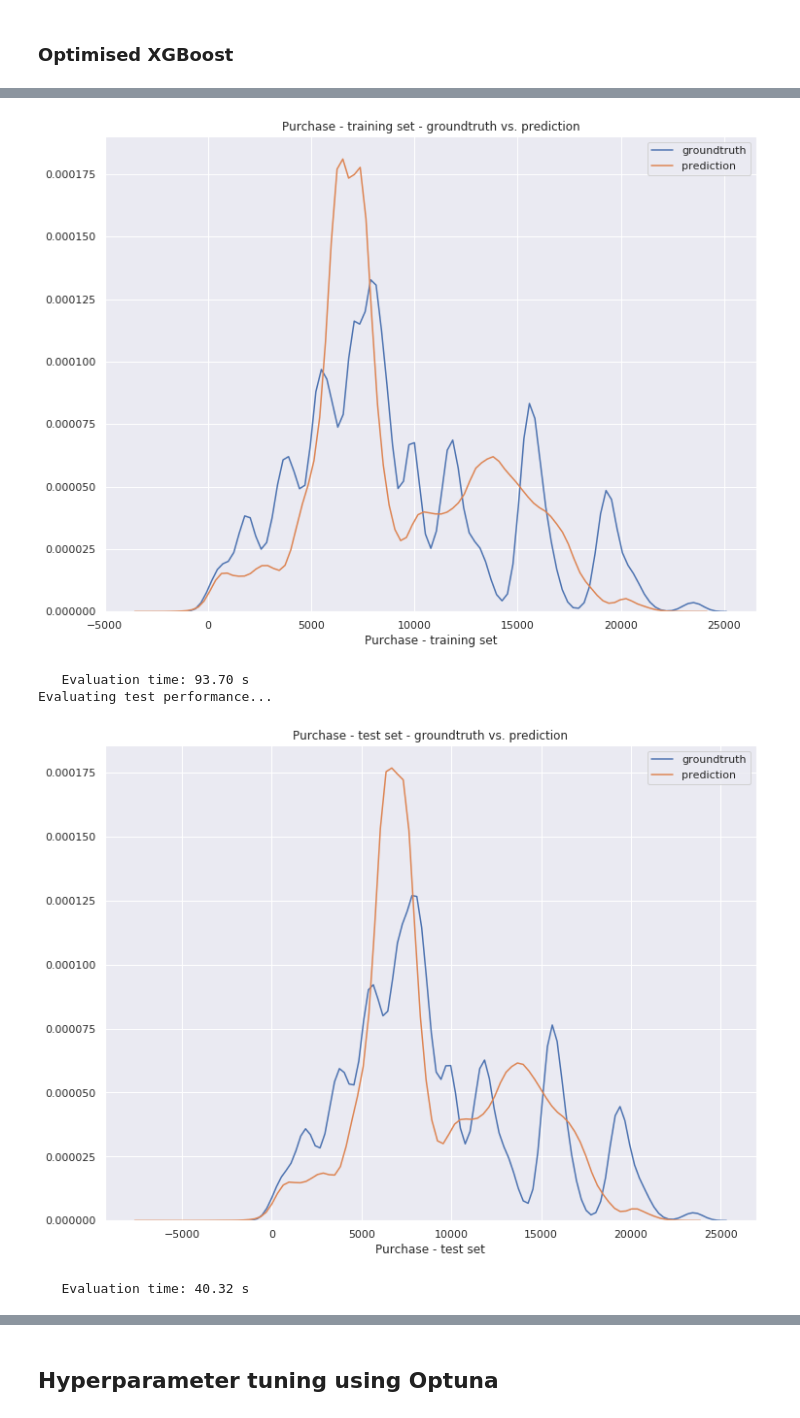
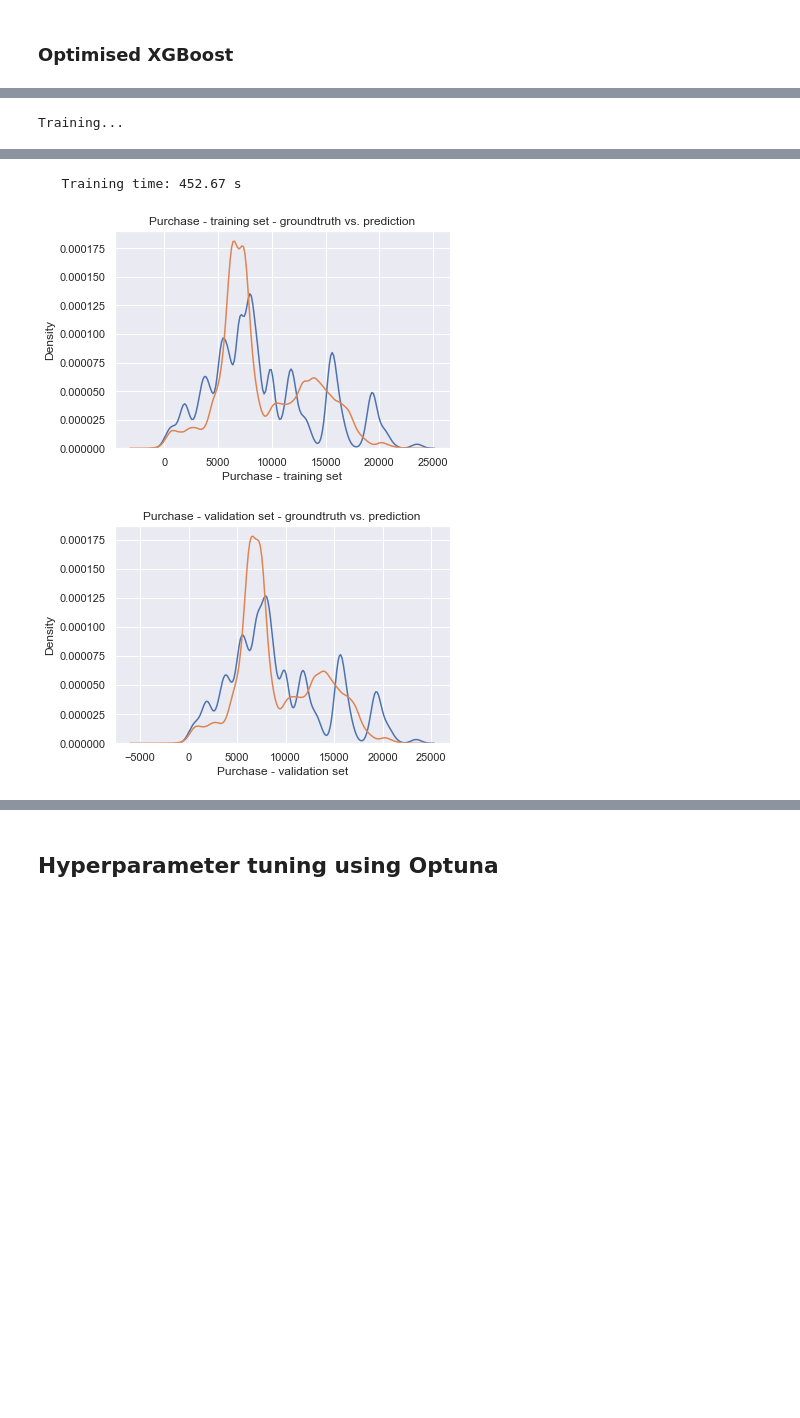
Before and after one commit to aliz-ai/ml-spec-2022, a Jupyter notebook: Demo #2/notebooks/4. Model hyper-parameter tuning & evaluation.ipynb, the cells around one changed output, grey strips where cells are left out. Drawn from its saved outputs; the diff is of its cells as text; code cells hidden in the pictures; blank space fills up the shorter version.

```diff
--- a/Demo #2/notebooks/4. Model hyper-parameter tuning & evaluation.ipynb
+++ b/Demo #2/notebooks/4. Model hyper-parameter tuning & evaluation.ipynb
@@ -55,13 +57,35 @@ Let's freeze those hyperparameter values and make some additional experiments to
 # %% [markdown]
 ### Optimised XGBoost
 # %%
-from trainer_experiments.model_2 import train_eval
+from sklearn.pipeline import Pipeline
+from modelling.models import (
+    get_imputed_preprocessor,
+    train_eval,
+    setup_mlflow
+)
+from data.data import import_data
 from xgboost import XGBRegressor
+
+
+# Set tracking URI and enable autologging
+setup_mlflow()
+
+# Get training data
+X, y = import_data("train.csv")
 
 params = {
     'n_estimators': 767, 'learning_rate': 0.31619, 'max_depth': 9, 'subsample': 1.0, 'gamma': 0,
-    'random_state': 18, 'n_jobs': -1
+    'random_state': 0, 'n_jobs': -1
 }
 
-XGB_model, XGB_training_perf, XGB_test_perf = train_eval([('regressor', XGBRegressor(**params))])
+xgb_model, xgb_training_perf, xgb_test_perf = train_eval(
+    X=X,
+    y=y,
+    model=Pipeline(steps=[
+        ("preprocessor", get_imputed_preprocessor()),
+        ("regressor", XGBRegressor(**params))
+    ]),
+    model_name="xgb_hypertuned",
+    plot_preds=True
+)
 # %% [output]
@@ -72,0 +109 @@ Evaluating training performance...
+Training...
@@ -73,5 +111,3 @@ Evaluating training performance...
+   Training time: 452.67 s
-[figure, old version]
+[figure, new version]
-   Evaluation time: 93.70 s
-Evaluating test performance...
-[figure, old version]
+[figure, new version]
-   Evaluation time: 40.32 s
```
Also changed, not shown: parts of 8 cells of this notebook, 17 other files.
